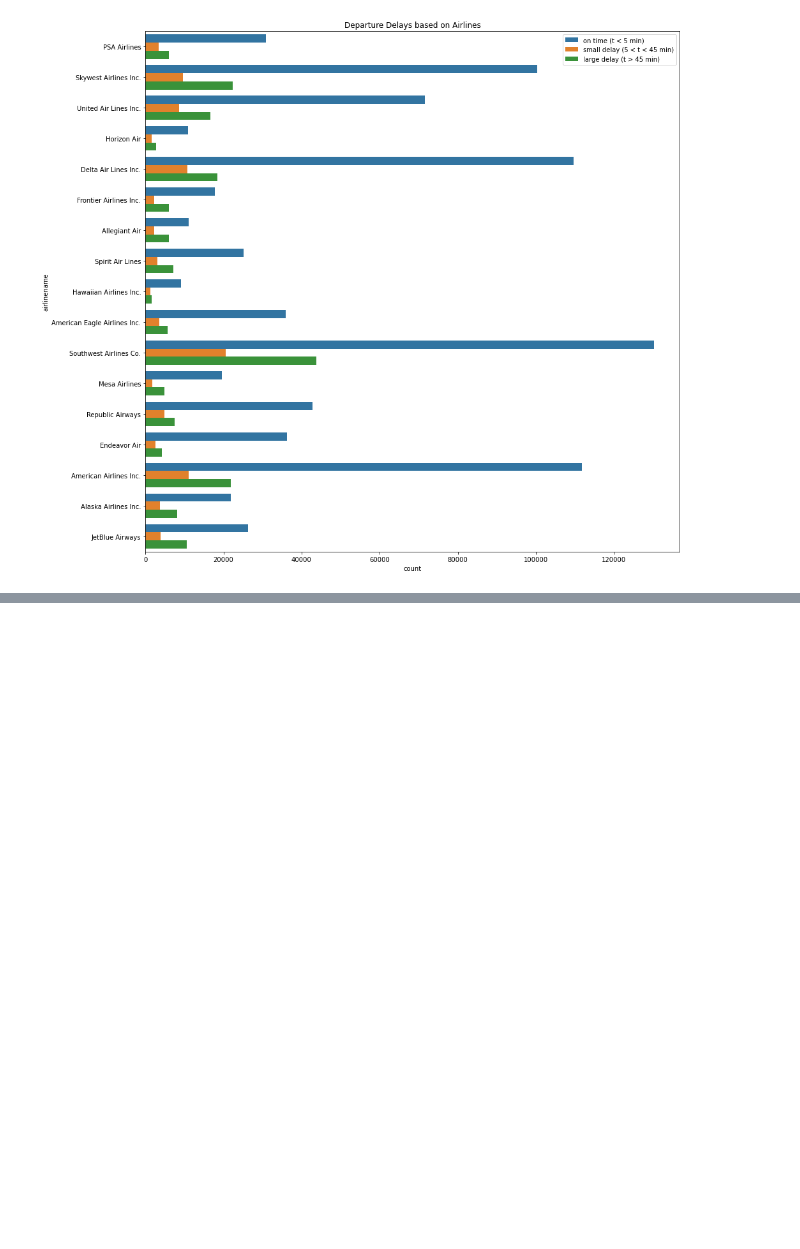
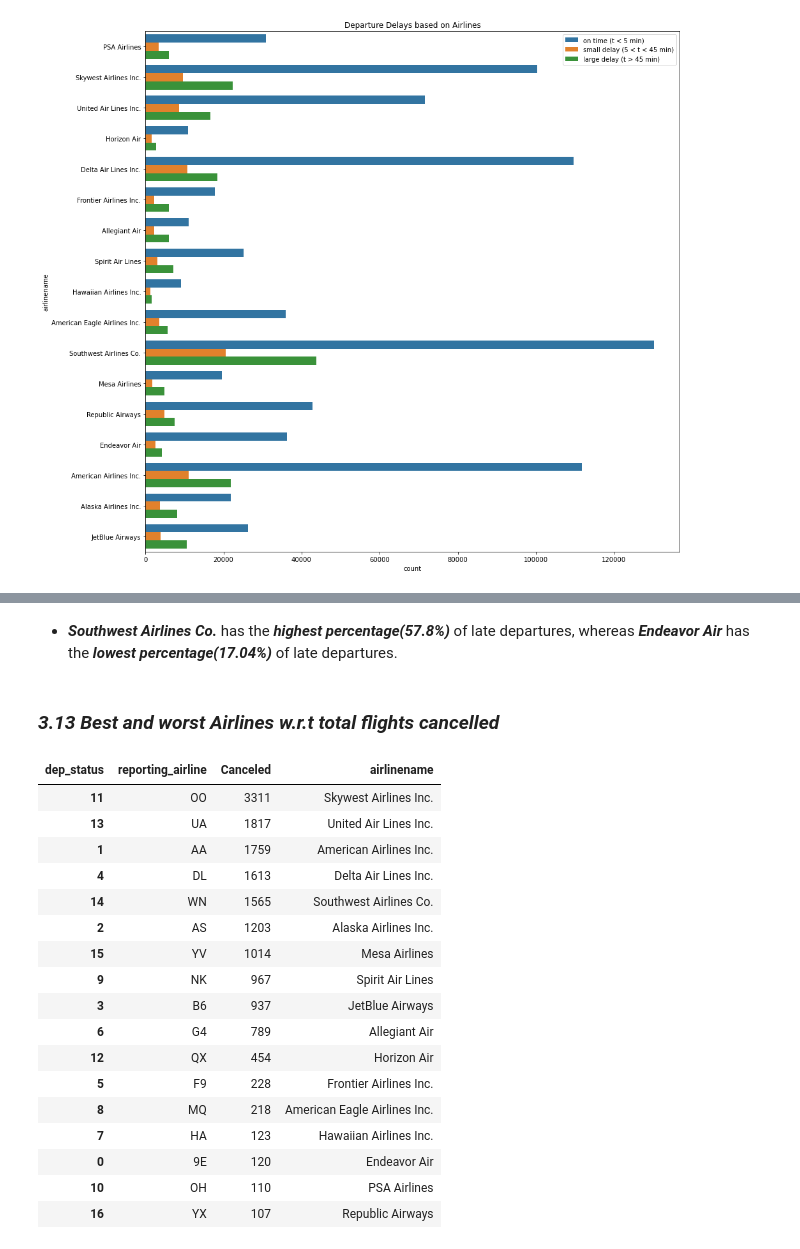
Before and after one commit to Ramachandranmu/Flight_Data, a Jupyter notebook: Flight_Data_Analysis.ipynb, the cells around one changed output, grey strips where cells are left out. Drawn from its saved outputs; the diff is of its cells as text; code cells hidden in the pictures; blank space fills up the shorter version.

```diff
--- a/Flight_Data_Analysis.ipynb
+++ b/Flight_Data_Analysis.ipynb
@@ -741,0 +682,29 @@ dtype: int64
+# %% [markdown]
+* __*Southwest Airlines Co.*__ has the __*highest percentage(57.8%)*__ of late departures, whereas __*Endeavor Air*__ has the __*lowest percentage(17.04%)*__ of late departures.
+# %% [markdown]
+### *3.13 Best and worst Airlines w.r.t total flights cancelled*
+# %%
+cancelled_flights = df_flights.loc[df_flights['dep_status'] == 'Canceled'].groupby(['reporting_airline','dep_status'])['dep_status'].count().unstack('dep_status')
+cancelled_flights = cancelled_flights.reset_index()
+cancelled_flights['airlinename'] = cancelled_flights.apply(lambda row: set_airline_name(row), axis=1)
+cancelled_flights = cancelled_flights.sort_values('Canceled',ascending=False)
+cancelled_flights
+# %% [output]
+| dep_status | reporting_airline | Canceled | airlinename |
+| 11 | OO | 3311 | Skywest Airlines Inc. |
+| 13 | UA | 1817 | United Air Lines Inc. |
+| 1 | AA | 1759 | American Airlines Inc. |
+| 4 | DL | 1613 | Delta Air Lines Inc. |
+| 14 | WN | 1565 | Southwest Airlines Co. |
+| 2 | AS | 1203 | Alaska Airlines Inc. |
+| 15 | YV | 1014 | Mesa Airlines |
+| 9 | NK | 967 | Spirit Air Lines |
+| 3 | B6 | 937 | JetBlue Airways |
+| 6 | G4 | 789 | Allegiant Air |
+| 12 | QX | 454 | Horizon Air |
+| 5 | F9 | 228 | Frontier Airlines Inc. |
+| 8 | MQ | 218 | American Eagle Airlines Inc. |
+| 7 | HA | 123 | Hawaiian Airlines Inc. |
+| 0 | 9E | 120 | Endeavor Air |
+| 10 | OH | 110 | PSA Airlines |
+| 16 | YX | 107 | Republic Airways |
```
Also changed, not shown: parts of 52 cells of this notebook.
